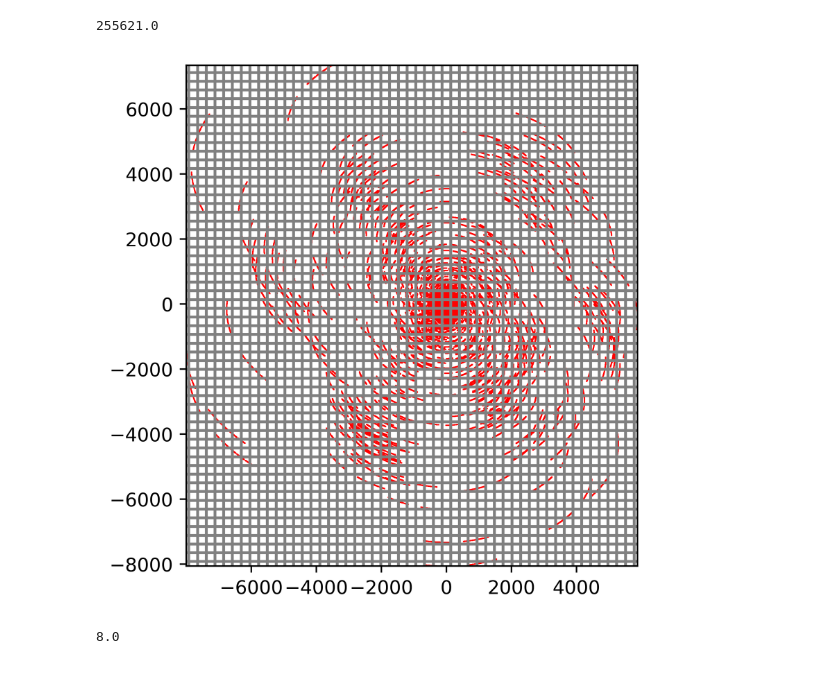
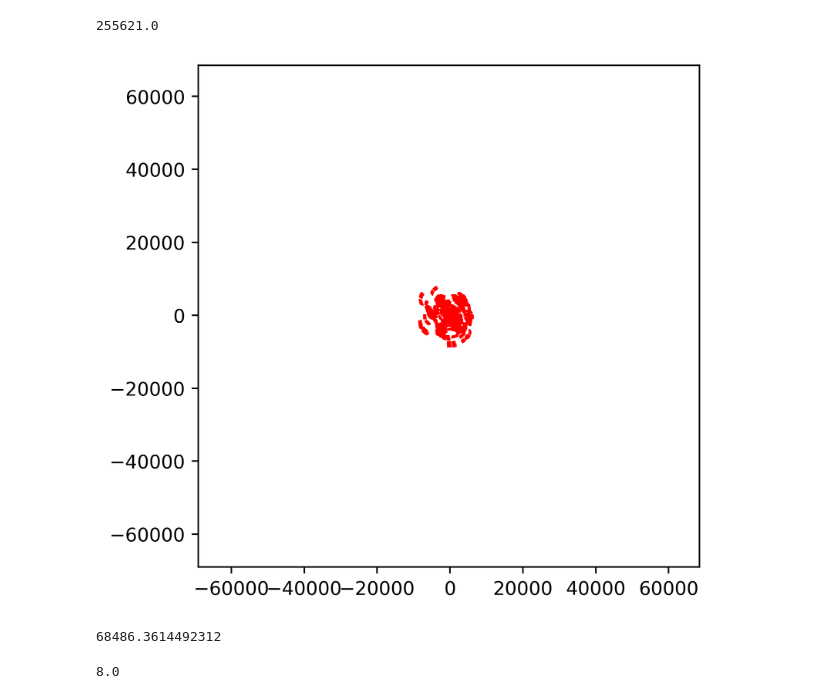
Before and after one commit to EnceladeCandy/diffusion-radio-astronomy, a Jupyter notebook: notebooks/gridding.ipynb, the cells around one changed output. Saved outputs shown, nothing was run; the diff lists cells and outputs as text; code cells hidden in the pictures.

Commit message:
Throwing out some of the copies and keeping the good methods + noise estimate + beginning code for probes units > Jansky/beam + implementing gridding following mpol internal functions

```diff
--- a/notebooks/gridding.ipynb
+++ b/notebooks/gridding.ipynb
@@ -8,13 +8,11 @@ from astropy.visualization import ImageNormalize, AsinhStretch
 from scipy.stats import binned_statistic_2d
 plt.rcParams["figure.dpi"] = 500
 # %%
-data = np.load("../../htlup_continuum.npz")
-u = data["u"] # klambda units
-v = data["v"]
-vis_real = data["vis_real"]
-vis_imag = data["vis_imag"]
-wavelength = data["wavelength"]
-weight = data["weight"]
+data = np.load("../../HTLup_continuum2.npz")
+u = data["uu"] # kLambda
+v = data["vv"] # kLambda
+vis = data["data"] # Jansky
+weight = data["weight"] # = 1/sigma^2
 # %%
 fig, ax = plt.subplots(nrows=1)
 ax.scatter(u, v, s=0.5, rasterized=True, linewidths=0.0, c="k")
@@ -91,19 +89,25 @@ count.max()
 # %% [output]
 255621.0
 # %%
-coords = coordinates.GridCoords(cell_size=pixel_scale, npix=512)
+pixel_scale = 0.0015 # arcsec
+coords = coordinates.GridCoords(cell_size=pixel_scale, npix=256)
 bin_x = coords.u_edges
 bin_y = coords.v_edges
 
 plt.scatter(u, v, s=0.5, rasterized=True, linewidths=0.0, c="r")
-for x_coord in coords.u_edges:
-    plt.axvline(x = x_coord, color = "gray", linestyle = "-")
 
-for y_coord in coords.v_edges:
-    plt.axhline(y =y_coord, color = "gray", linestyle = "-")
+# for x_coord in coords.u_edges:
+#     plt.axvline(x = x_coord, color = "gray", linestyle = "-")
 
-plt.xlim([u.min(), u.max()])
-plt.ylim([v.min(), v.max()])
+# for y_coord in coords.v_edges:
+#     plt.axhline(y =y_coord, color = "gray", linestyle = "-")
+
+# plt.xlim([u.min(), u.max()])
+# plt.ylim([v.min(), v.max()])
 plt.gca().set_aspect("equal")
 # %% [output]
-[figure, old version]
+[figure, new version]
+# %%
+bin_x.max()
+# %% [output]
+68486.3614492312
```
Also changed, not shown: parts of 2 cells of this notebook, 13 other files.
